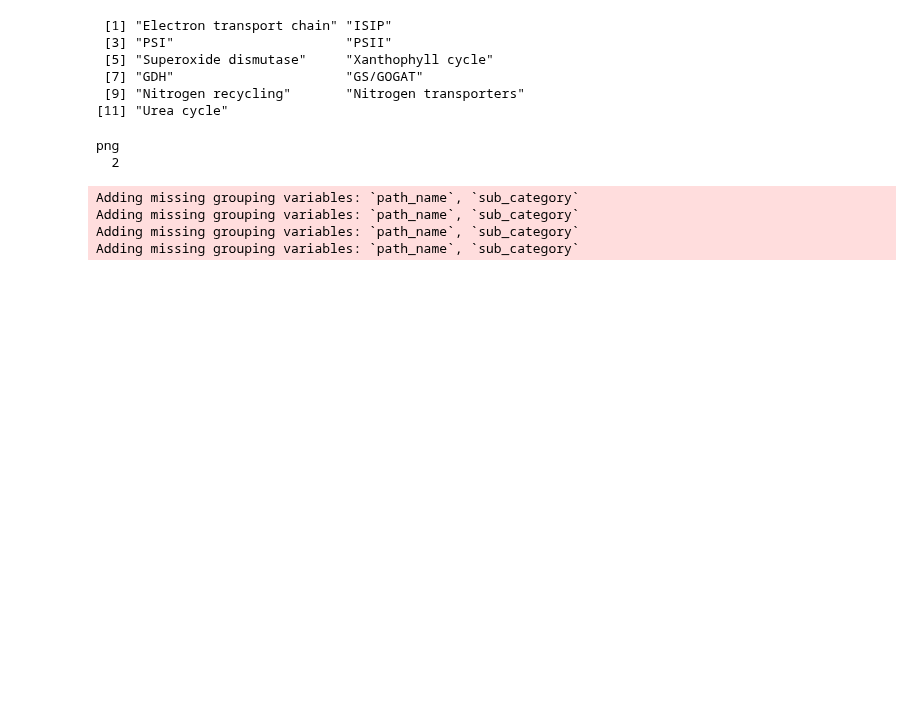
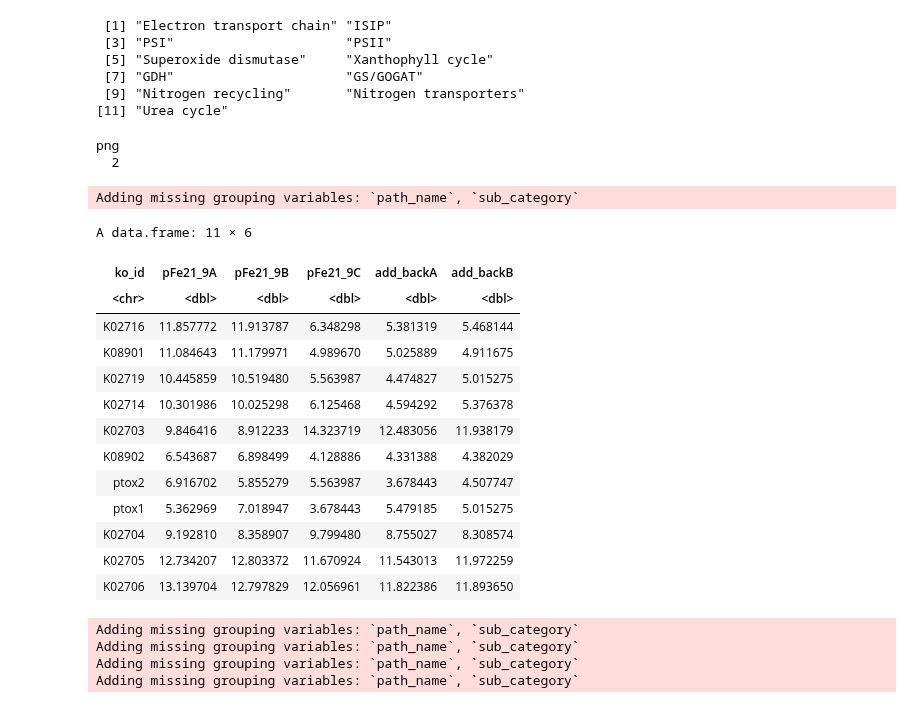
Before and after one commit to CohenLabUGA/SAB_isolates, a Jupyter notebook: jupyter_notebooks/DE_figs.ipynb, the cells around one changed output. Saved outputs shown, nothing was run; the diff lists cells and outputs as text; code cells hidden in the pictures; blank space fills up the shorter version.

```diff
--- a/jupyter_notebooks/DE_figs.ipynb
+++ b/jupyter_notebooks/DE_figs.ipynb
@@ -838,6 +838,31 @@ Adding missing grouping variables: `path_name`, `sub_category`
 [11] "Urea cycle"
 png
   2
+# %%
+select.cat=filter(all.path, sub_category=='PSII')
+    select.cat=select.cat %>% group_by(path_name, sub_category)
+    select.cat = select.cat %>% arrange(desc(path_name), sub_category, ko_id)
+    #filter genes expressed in path
+    genes.expressed <- vsd.4.k %>% filter(ko_id %in% select.cat$ko_id)
+    # path genes not found in sample
+    genes.missing <- select.cat %>% filter(ko_id %in% vsd.4.k$ko_id==F) %>% select('ko_id')
+genes.expressed
+# %% [output]
+Adding missing grouping variables: `path_name`, `sub_category`
+A data.frame: 11 × 6
+| ko_id | pFe21_9A | pFe21_9B | pFe21_9C | add_backA | add_backB |
+| <chr> | <dbl> | <dbl> | <dbl> | <dbl> | <dbl> |
+| K02716 | 11.857772 | 11.913787 | 6.348298 | 5.381319 | 5.468144 |
+| K08901 | 11.084643 | 11.179971 | 4.989670 | 5.025889 | 4.911675 |
+| K02719 | 10.445859 | 10.519480 | 5.563987 | 4.474827 | 5.015275 |
+| K02714 | 10.301986 | 10.025298 | 6.125468 | 4.594292 | 5.376378 |
+| K02703 | 9.846416 | 8.912233 | 14.323719 | 12.483056 | 11.938179 |
+| K08902 | 6.543687 | 6.898499 | 4.128886 | 4.331388 | 4.382029 |
+| ptox2 | 6.916702 | 5.855279 | 5.563987 | 3.678443 | 4.507747 |
+| ptox1 | 5.362969 | 7.018947 | 3.678443 | 5.479185 | 5.015275 |
+| K02704 | 9.192810 | 8.358907 | 9.799480 | 8.755027 | 8.308574 |
+| K02705 | 12.734207 | 12.803372 | 11.670924 | 11.543013 | 11.972259 |
+| K02706 | 13.139704 | 12.797829 | 12.056961 | 11.822386 | 11.893650 |
 # %%
 #unique(all.path$sub_category)
 sub_cat=c('Electron transport chain','ISIP','PSI','PSII','Superoxide dismutase','Xanthophyll cycle',
```
Also changed, not shown: 4 other files.
